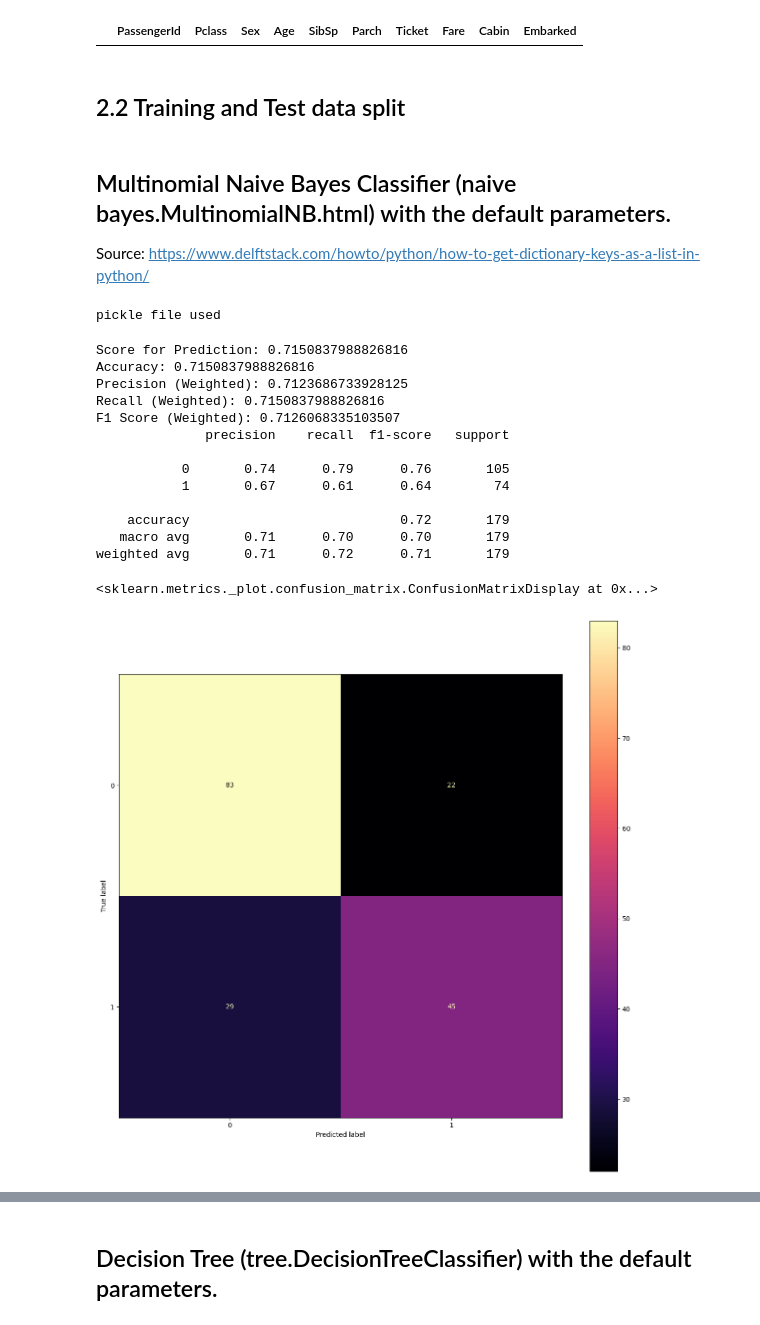
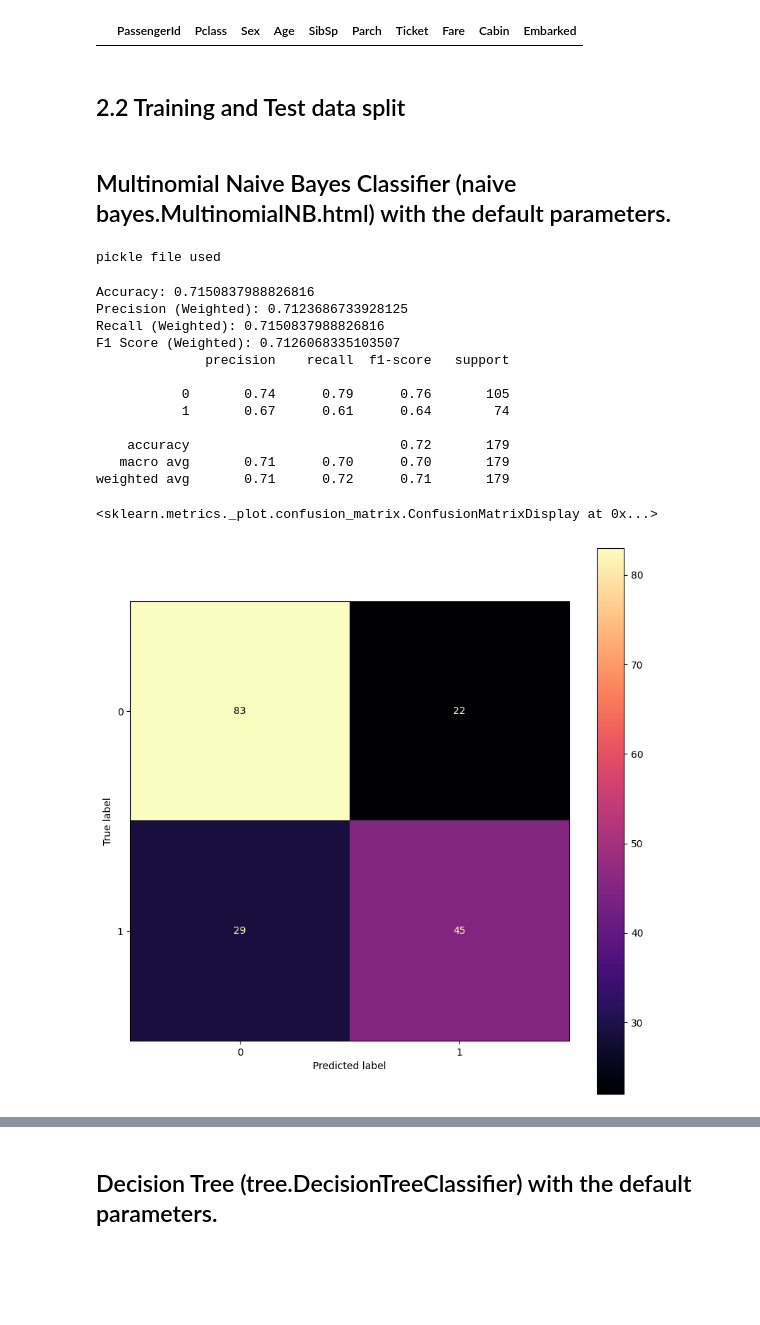
Before and after one commit to JeffreyCHChan/JeffreyCHChan, a Jupyter notebook: Demo/Mini-Project1.ipynb, the cells around one changed output, grey strips where cells are left out. Cells and saved outputs as stored; diff of their text form; code cells hidden in the pictures; blank space fills up the shorter version.

```diff
--- a/Demo/Mini-Project1.ipynb
+++ b/Demo/Mini-Project1.ipynb
@@ -89,8 +106,6 @@ titanic_train.loc[titanic_train["Age"].isna()==True]
 titanic_test.loc[titanic_test["Age"].isna()==True]
 # %% [output]
 |  | PassengerId | Pclass | Sex | Age | SibSp | Parch | Ticket | Fare | Cabin | Embarked |
-# %% [markdown]
-<h2>2.2 Training and Test data split</h2>
 # %%
 def metrics(true_y,prediction_y):
     print(f"Accuracy: {accuracy_score(y_true=true_y,y_pred= prediction_y)}")
@@ -99,11 +114,11 @@ def metrics(true_y,prediction_y):
     print(f"F1 Score (Weighted): {f1_score(y_true=true_y,y_pred= prediction_y,average='weighted')}")
     print(classification_report(y_true=true_y,y_pred= prediction_y, zero_division='warn'))
     confusion_matrix(y_true=true_y,y_pred= prediction_y)
+# %% [markdown]
+<h2>2.2 Training and Test data split</h2>
 # %% [markdown]
 <h2>Multinomial Naive Bayes Classifier (naive bayes.MultinomialNB.html)
 with the default parameters.</h2>
-
-Source: https://www.delftstack.com/howto/python/how-to-get-dictionary-keys-as-a-list-in-python/
 # %%
 classifier = MultinomialNB()
 if (os.path.exists('models/MNB1_model.pickle')):
@@ -122,24 +138,22 @@ pickle file used
 # %%
 labels_titanic_predict = clf1.predict(titanic_test)
 
-print(f"Score for Prediction: {clf1.score(titanic_test,labels_test)}")
 metrics(labels_test, labels_titanic_predict)
 cmp = ConfusionMatrixDisplay(confusion_matrix(y_true=labels_test, y_pred= labels_titanic_predict))
-fig, ax = plt.subplots(figsize=(15,15))
+fig, ax = plt.subplots(figsize=(10,10))
 cmp.plot(ax=ax,cmap='magma')
 # %% [output]
-Score for Prediction: 0.7150837988826816
 Accuracy: 0.7150837988826816
 Precision (Weighted): 0.7123686733928125
 Recall (Weighted): 0.7150837988826816
 F1 Score (Weighted): 0.7126068335103507
               precision    recall  f1-score   support
 
            0       0.74      0.79      0.76       105
            1       0.67      0.61      0.64        74
 
     accuracy                           0.72       179
    macro avg       0.71      0.70      0.70       179
 weighted avg       0.71      0.72      0.71       179
 <sklearn.metrics._plot.confusion_matrix.ConfusionMatrixDisplay at 0x...>
-[figure, old version]
+[figure, new version]
```
Also changed, not shown: parts of 25 cells of this notebook.
